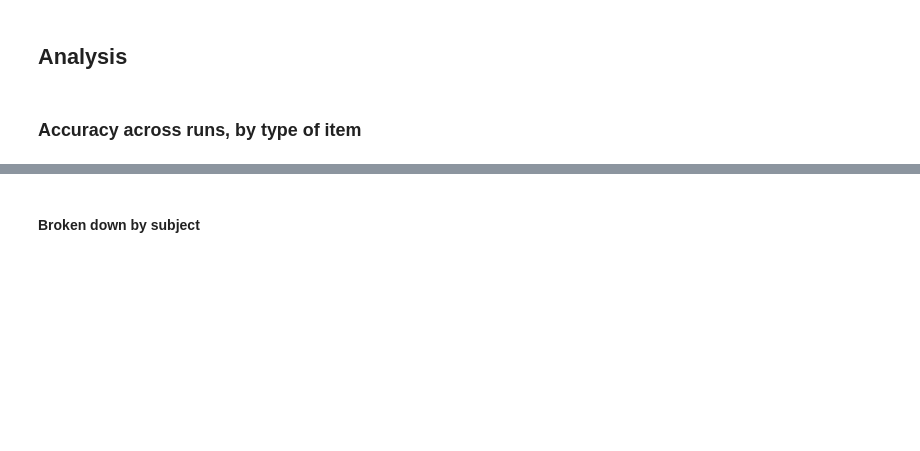
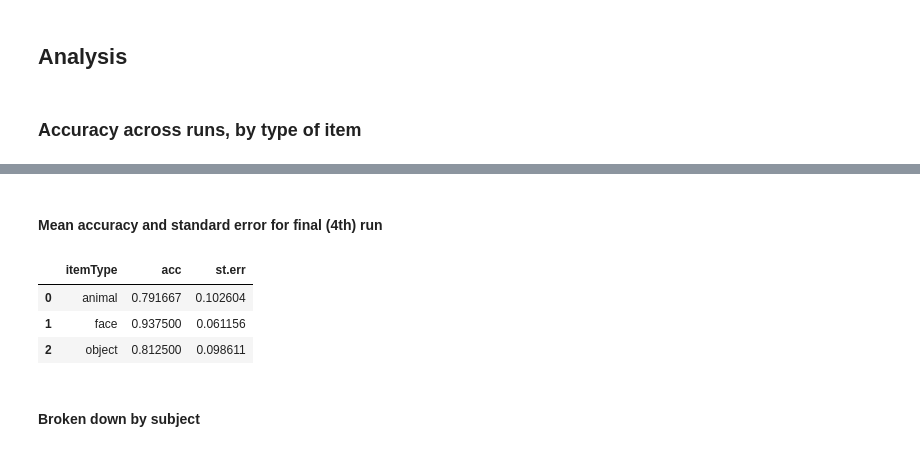
Before and after one commit to thackerybrown/SST, a Jupyter notebook: analysis/SST Item Test Analysis.ipynb, the cells around one changed output, grey strips where cells are left out. Drawn from its saved outputs; the diff is of its cells as text; code cells hidden in the pictures; blank space fills up the shorter version.

```diff
--- a/analysis/SST Item Test Analysis.ipynb
+++ b/analysis/SST Item Test Analysis.ipynb
@@ -99,3 +88,14 @@ sns.factorplot(x='run', y='acc', hue='itemType',
+# %% [markdown]
+#### Mean accuracy and standard error for final (4th) run
+# %%
+data = dt[dt.run == 4].groupby(['itemType']).mean().reset_index()[['itemType', 'acc']]
+data['st.err'] = dt[dt.run == 4].groupby(['itemType']).std().reset_index()[['acc']]/subj_info.subid.size
+data
+# %% [output]
+|  | itemType | acc | st.err |
+| 0 | animal | 0.791667 | 0.102604 |
+| 1 | face | 0.937500 | 0.061156 |
+| 2 | object | 0.812500 | 0.098611 |
 # %% [markdown]
 #### Broken down by subject
 # %%
```
Also changed, not shown: parts of 13 cells of this notebook, 4 other files.
